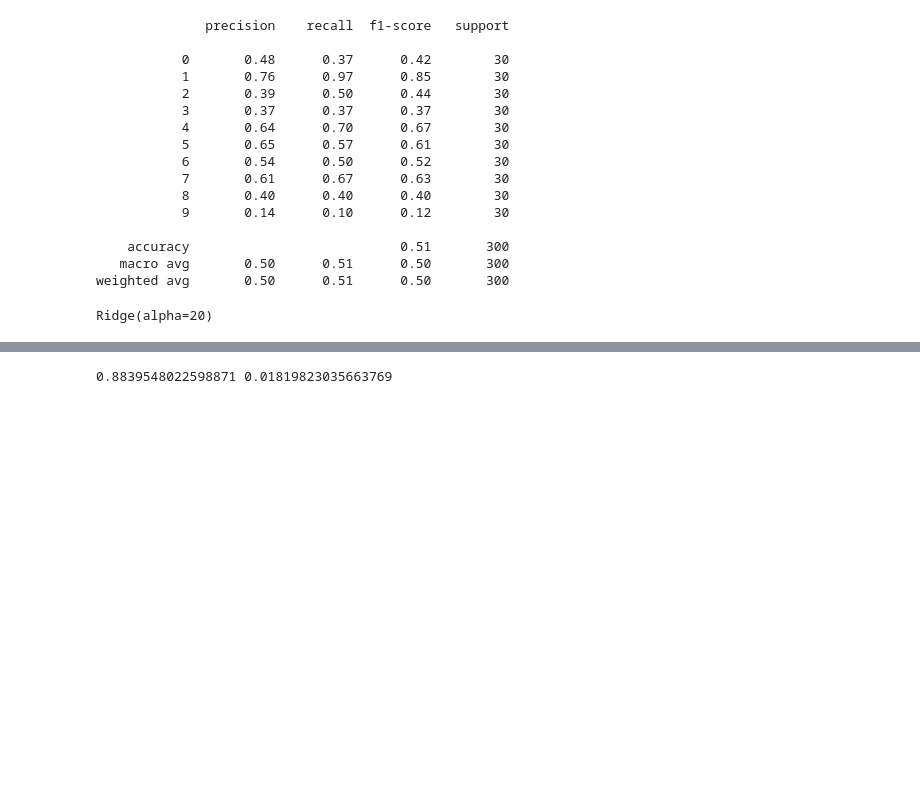
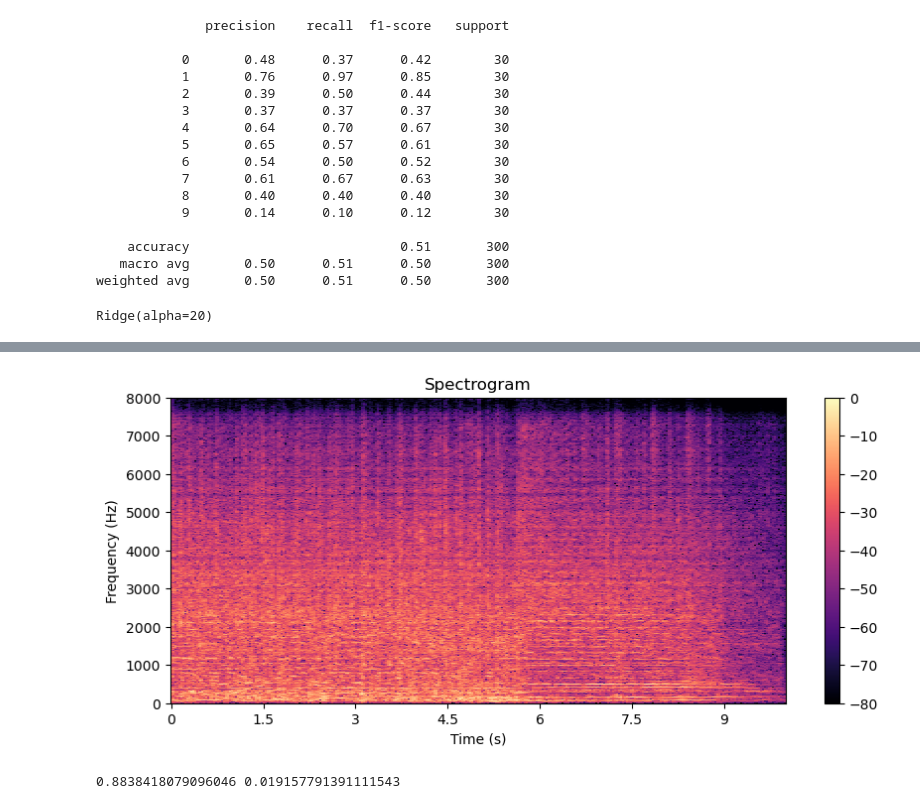
Before and after one commit to neoayanami/fmri-music-retrieve, a Jupyter notebook: AudioGen.ipynb, the cells around one changed output, grey strips where cells are left out. Saved outputs shown, nothing was run; the diff lists cells and outputs as text; code cells hidden in the pictures; blank space fills up the shorter version.

```diff
--- a/AudioGen.ipynb
+++ b/AudioGen.ipynb
@@ -716,6 +756,18 @@ print(test_stim_name_avg_aligned[start_track:stop_track])
 Audio(audio_vera, rate=16000)
 # %% [output]
 [interactive output not drawn]
+# %%
+X_vera = librosa.stft(audio_vera)
+Xdb_vera = librosa.amplitude_to_db(abs(X_vera), ref=np.max)
+plt.figure(figsize=(10, 4))
+librosa.display.specshow(Xdb_vera, sr=16000, x_axis='time', y_axis='hz',)
+plt.colorbar()
+plt.title('Spectrogram')
+plt.xlabel('Time (s)')
+plt.ylabel('Frequency (Hz)')
+plt.show()
+# %% [output]
+[figure, added]
 # %%
 from scipy.stats import pearsonr
 
@@ -740,7 +792,6 @@ def identification_accuracy(P, T):
     return overall_id_acc
 # %%
 id_accs = []
-segment_length = 60
 
 id_accs=[]
 for i in range(5):
@@ -755,4 +806,4 @@ np.mean(id_accs), np.std(id_accs)
 
 print(mean_acc, std_acc)
 # %% [output]
-0.8839548022598871 0.01819823035663769
+0.8838418079096046 0.019157791391111543
```
Also changed, not shown: parts of 12 cells of this notebook, 1 other file.
